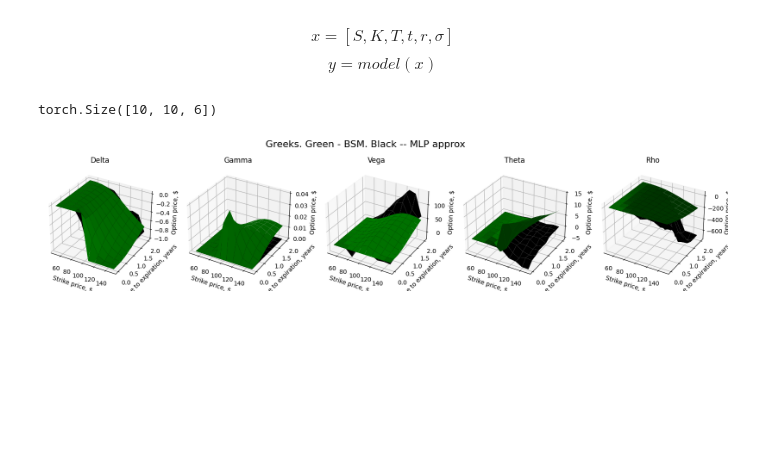
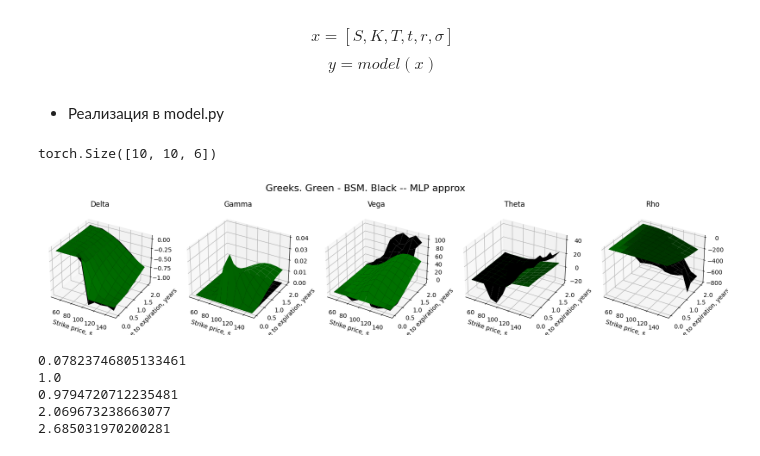
Before and after one commit to ThunderstormXX/MLFinance, a Jupyter notebook: surrogate_modeling.ipynb, the cells around one changed output. Drawn from its saved outputs; the diff is of its cells as text; code cells hidden in the pictures; blank space fills up the shorter version.

Commit message:
Dataloader, model fixes

```diff
--- a/surrogate_modeling.ipynb
+++ b/surrogate_modeling.ipynb
@@ -173,14 +178,14 @@ class MLP(nn.Module):
 # %%
 params_train_dataset = dict(
-    T = tuple([0.1,4.0]) ,
+    T = tuple([0.0144,16.0]) ,
     K = tuple([50, 150]) ,
-    sigma = tuple([0.05, 0.5]) ,
-    r = tuple([0.05, 0.3]) ,
+    sigma = tuple([0.1, 0.5]) ,
+    r = tuple([0.0, 0.2]) ,
     S = tuple([50, 150]) ,
 )
 # %%
-batch_size = 32
-train_size = 10000
+batch_size = 64
+train_size = 100000
 test_size = 1000
 val_size = 100
 train_dataset = OptionDataset(train_size, params=params_train_dataset)
@@ -223,4 +229,5 @@ num_epochs = 200
 # %%
+num_epochs = 150
 train_losses = []
 val_losses = []
 
@@ -235,7 +242,7 @@ for epoch in range(num_epochs):
         optimizer.step()
     train_losses.append((epoch , loss.item()))
 
-    if (epoch ) % 10 == 0:
+    if (epoch ) % 2 == 0:
         val_loss = evaluate(model, val_dataloader, criterion)
         val_losses.append((epoch,val_loss))
         if len(val_losses) > 1:
@@ -420,3 +404,5 @@ def new_gamma(x, model = model):
+# %% [markdown]
+* Реализация в model.py
 # %%
 strikes = np.linspace(50, 150, 10)
 times = np.linspace(0, 2, 10)
@@ -437,11 +423,12 @@ BSM_vega = vega(puts,ms,params)
 BSM_theta = theta(puts,ms,params)
 BSM_rho = rho(puts,ms,params)
 
-Model_delta = new_delta(params_tensor).detach().numpy()
-Model_gamma = torch.Tensor([[new_gamma(tensor)[0][0] for tensor in slice_1] for slice_1 in params_tensor] ).detach().numpy()
-Model_vega = new_vega(params_tensor).detach().numpy()
-Model_theta = new_theta(params_tensor).detach().numpy()
-Model_rho = new_rho(params_tensor).detach().numpy()
+Model_delta = model.delta(params_tensor).detach().numpy()
+# Как применять гессиан, если выход модели -- тензор, не понятно
+Model_gamma = torch.Tensor([[model.gamma(tensor)[0][0] for tensor in slice_1] for slice_1 in params_tensor] ).detach().numpy()
+Model_vega = model.vega(params_tensor).detach().numpy()
+Model_theta = model.theta(params_tensor).detach().numpy()
+Model_rho = model.rho(params_tensor).detach().numpy()
 # %%
 x, y = np.meshgrid(strikes, times)
 fig = plt.figure(figsize=(20, 4))
@@ -452,42 +439,54 @@ ax1.plot_surface(x, y, Model_delta, color = 'black')#, label = 'Put predictions
 ax1.set_title('Delta')
 ax1.set_xlabel('Strike price, $')
 ax1.set_ylabel('Time to expiration, years')
-ax1.set_zlabel('Option price, $')
+# ax1.set_zlabel('Option price, $')
 
 ax2 = fig.add_subplot(152, projection='3d')
 ax2.plot_surface(x, y, BSM_gamma, color = 'green')#, label = 'Put prices')
 ax2.plot_surface(x, y, Model_gamma, color = 'black')#, label = 'Put predictions (MLP)')
 ax2.set_title('Gamma')
 ax2.set_xlabel('Strike price, $')
 ax2.set_ylabel('Time to expiration, years')
-ax2.set_zlabel('Option price, $')
+# ax2.set_zlabel('Option price, $')
 
 ax3 = fig.add_subplot(153, projection='3d')
 ax3.plot_surface(x, y, BSM_vega, color = 'green')#, label = 'Put prices')
 ax3.plot_surface(x, y, Model_vega, color = 'black')#, label = 'Put predictions (MLP)')
 ax3.set_title('Vega')
 ax3.set_xlabel('Strike price, $')
 ax3.set_ylabel('Time to expiration, years')
-ax3.set_zlabel('Option price, $')
+# ax3.set_zlabel('Option price, $')
 
 ax4 = fig.add_subplot(154, projection='3d')
 ax4.plot_surface(x, y, BSM_theta, color = 'green')#, label = 'Put prices')
 ax4.plot_surface(x, y, Model_theta, color = 'black')#, label = 'Put predictions (MLP)')
 ax4.set_title('Theta')
 ax4.set_xlabel('Strike price, $')
 ax4.set_ylabel('Time to expiration, years')
-ax4.set_zlabel('Option price, $')
+# ax4.set_zlabel('Option price, $')
 
 ax5 = fig.add_subplot(155, projection='3d')
 ax5.plot_surface(x, y, BSM_rho, color = 'green')#, label = 'Put prices')
 ax5.plot_surface(x, y, Model_rho, color = 'black')#, label = 'Put predictions (MLP)')
 ax5.set_title('Rho')
 ax5.set_xlabel('Strike price, $')
 ax5.set_ylabel('Time to expiration, years')
-ax5.set_zlabel('Option price, $')
+# ax5.set_zlabel('Option price, $')
 
 fig.suptitle('Greeks. Green - BSM. Black -- MLP approx', fontsize=16)
 
 plt.show()
 # %% [output]
-[figure, old version]
+[figure, new version]
+# %%
+print(np.linalg.norm(BSM_delta  - Model_delta) / np.linalg.norm(BSM_delta))
+print(np.linalg.norm(BSM_gamma - Model_gamma) /np.linalg.norm(BSM_gamma))
+print(np.linalg.norm(BSM_vega - Model_vega)/np.linalg.norm(BSM_vega))
+print(np.linalg.norm(BSM_theta - Model_theta)/np.linalg.norm(BSM_theta))
+print(np.linalg.norm(BSM_rho - Model_rho)/np.linalg.norm(BSM_rho))
+# %% [output]
+0.07823746805133461
+1.0
+0.9794720712235481
+2.069673238663077
+2.685031970200281
```
Also changed, not shown: parts of 12 cells of this notebook, 2 other files.
